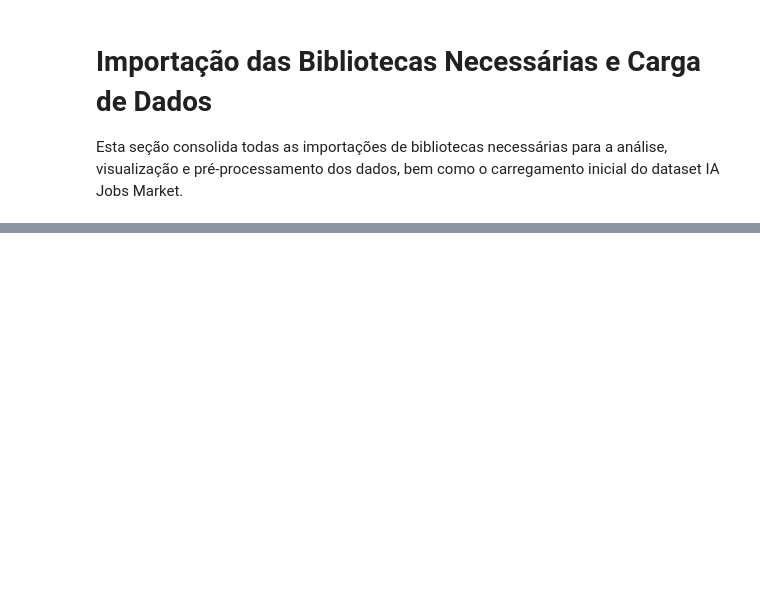
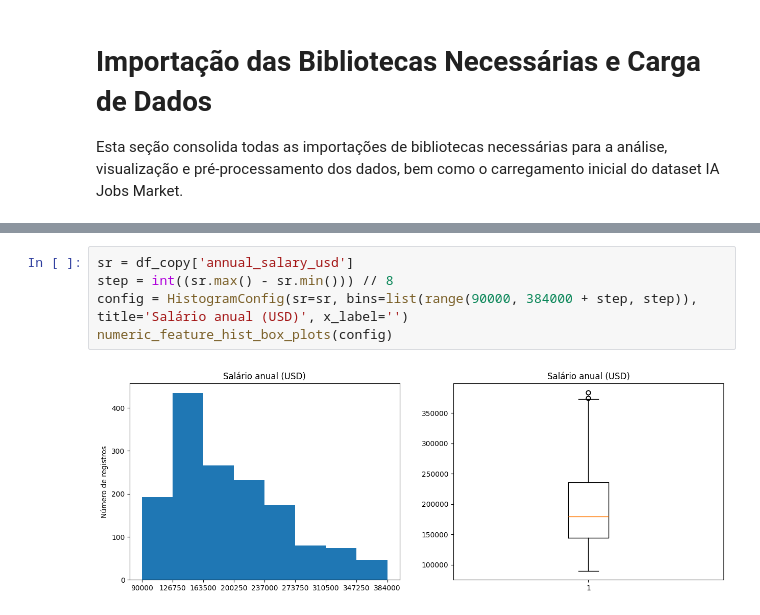
Before and after one commit to LucasDSF7/Data-Analysis-Puc-Rio, a Jupyter notebook: mvp/ia_jobs_market.ipynb, the cells around one changed output, grey strips where cells are left out. Drawn from its saved outputs; the diff is of its cells as text; blank space fills up the shorter version.

```diff
--- a/mvp/ia_jobs_market.ipynb
+++ b/mvp/ia_jobs_market.ipynb
@@ -109,0 +231,7 @@ df.head()
+# %%
+sr = df_copy['annual_salary_usd']
+step = int((sr.max() - sr.min())) // 8
+config = HistogramConfig(sr=sr, bins=list(range(90000, 384000 + step, step)), title='Salário anual (USD)', x_label='')
+numeric_feature_hist_box_plots(config)
+# %% [output]
+[figure, added]
```
Also changed, not shown: parts of 35 cells of this notebook.
